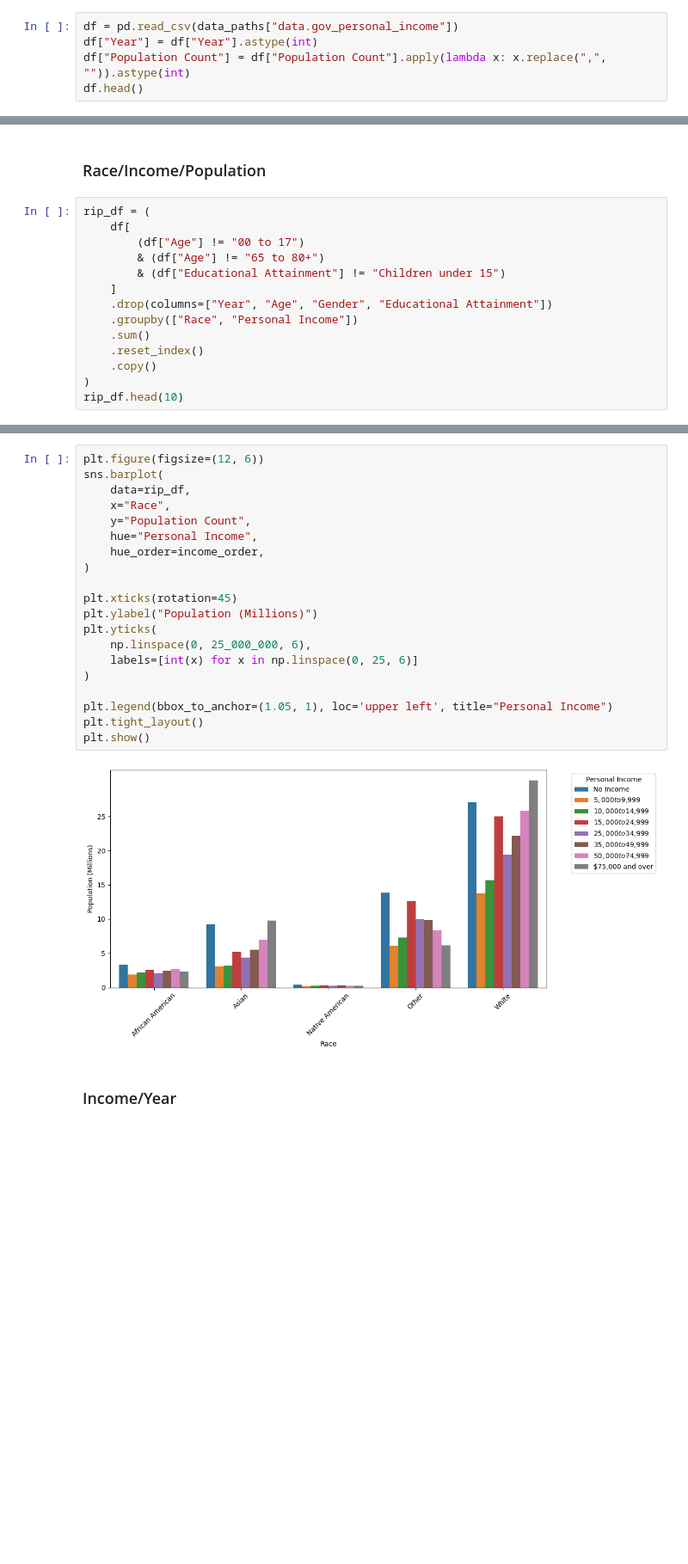
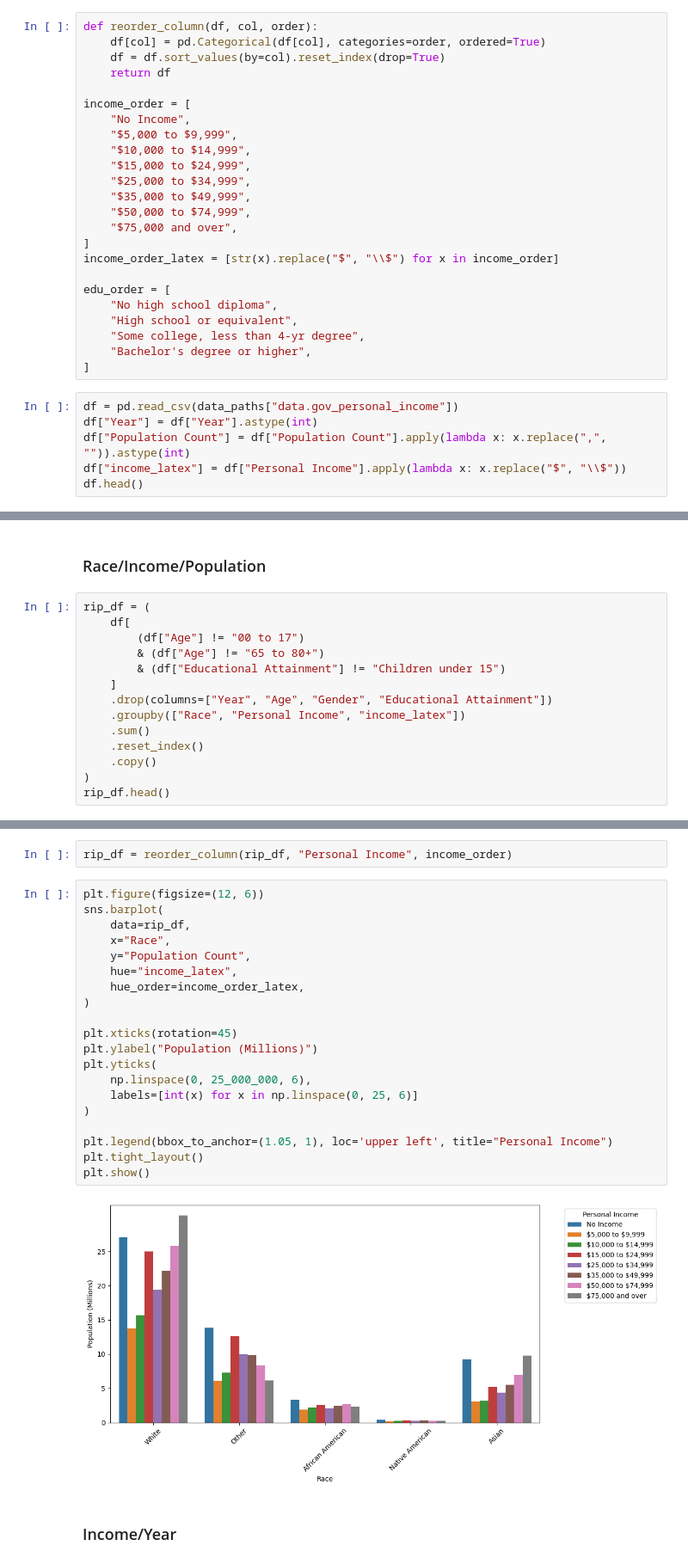
Before and after one commit to ibrahimmkhalid/housing-crisis-california-project, a Jupyter notebook: 3_visualizations.ipynb, the cells around one changed output, grey strips where cells are left out. Shown: that part at 86% size. Drawn from its saved outputs; the diff is of its cells as text; blank space fills up the shorter version.

```diff
--- a/3_visualizations.ipynb
+++ b/3_visualizations.ipynb
@@ -16,6 +18,31 @@ data_paths = {
+# %%
+def reorder_column(df, col, order):
+    df[col] = pd.Categorical(df[col], categories=order, ordered=True)
+    df = df.sort_values(by=col).reset_index(drop=True)
+    return df
+
+income_order = [
+    "No Income",
+    "$5,000 to $9,999",
+    "$10,000 to $14,999",
+    "$15,000 to $24,999",
+    "$25,000 to $34,999",
+    "$35,000 to $49,999",
+    "$50,000 to $74,999",
+    "$75,000 and over",
+]
+income_order_latex = [str(x).replace("$", "\\$") for x in income_order]
+
+edu_order = [
+    "No high school diploma",
+    "High school or equivalent",
+    "Some college, less than 4-yr degree",
+    "Bachelor's degree or higher",
+]
 # %%
 df = pd.read_csv(data_paths["data.gov_personal_income"])
 df["Year"] = df["Year"].astype(int)
 df["Population Count"] = df["Population Count"].apply(lambda x: x.replace(",", "")).astype(int)
+df["income_latex"] = df["Personal Income"].apply(lambda x: x.replace("$", "\\$"))
 df.head()
 # %% [output]
@@ -269,10 +267,10 @@ rip_df = (
         & (df["Educational Attainment"] != "Children under 15")
     ]
     .drop(columns=["Year", "Age", "Gender", "Educational Attainment"])
-    .groupby(["Race", "Personal Income"])
+    .groupby(["Race", "Personal Income", "income_latex"])
     .sum()
     .reset_index()
     .copy()
 )
-rip_df.head(10)
+rip_df.head()
 # %% [output]
@@ -290,25 +283,27 @@ rip_df.head(10)
+# %%
+rip_df = reorder_column(rip_df, "Personal Income", income_order)
 # %%
 plt.figure(figsize=(12, 6))
 sns.barplot(
     data=rip_df,
     x="Race",
     y="Population Count",
-    hue="Personal Income",
-    hue_order=income_order,
+    hue="income_latex",
+    hue_order=income_order_latex,
 )
 
 plt.xticks(rotation=45)
 plt.ylabel("Population (Millions)")
 plt.yticks(
     np.linspace(0, 25_000_000, 6),
     labels=[int(x) for x in np.linspace(0, 25, 6)]
 )
 
 plt.legend(bbox_to_anchor=(1.05, 1), loc='upper left', title="Personal Income")
 plt.tight_layout()
 plt.show()
 # %% [output]
-[figure, old version]
+[figure, new version]
 # %% [markdown]
 ### Income/Year
 # %%
```
Also changed, not shown: parts of 15 cells of this notebook.
